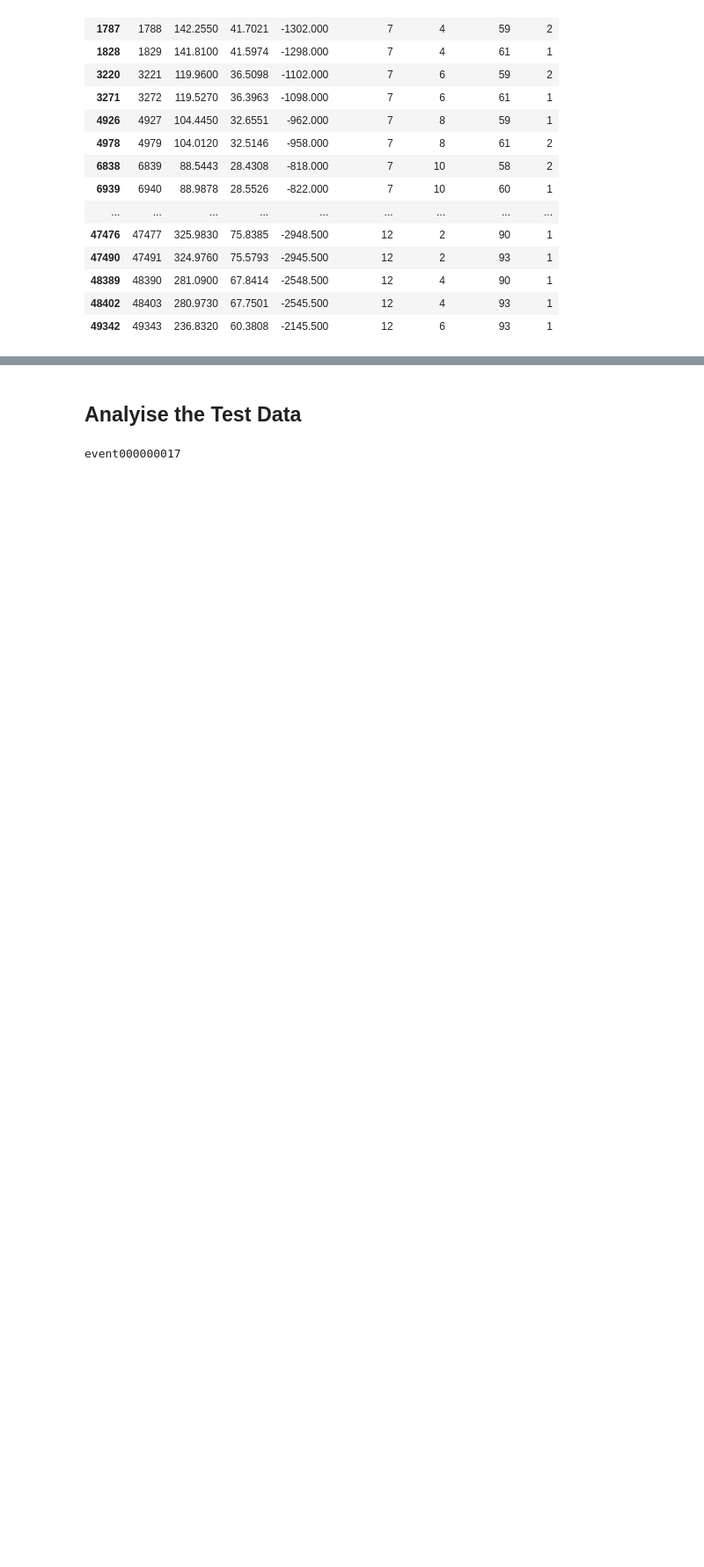
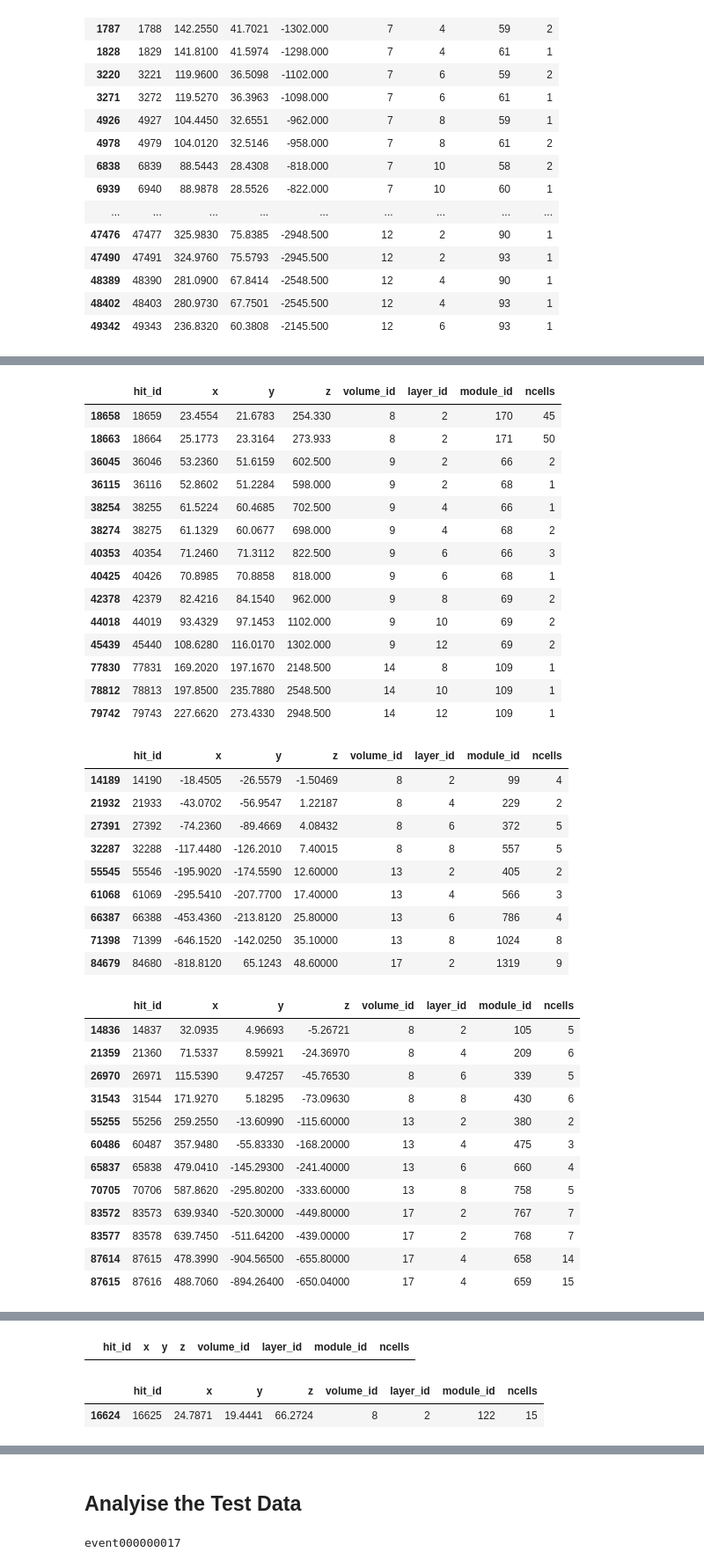
Before and after one commit to Ashmit0/TrackML-Particle-Tracking, a Jupyter notebook: Notebooks/EDA.ipynb, the cells around one changed output, grey strips where cells are left out. Shown at 88% size. Cells and saved outputs as stored; diff of their text form; code cells hidden in the pictures; blank space fills up the shorter version.

```diff
--- a/Notebooks/EDA.ipynb
+++ b/Notebooks/EDA.ipynb
@@ -529,0 +526,50 @@ plt.show()
+# %%
+# analyise the trajectories of 50 random particles :
+num_particles = 50
+particlesIds = random.sample( range(particles.shape[0]) , num_particles )
+
+for particleId in particles.particle_id[particlesIds] :
+    # find all the hitId's that this particle is associated to :
+    particle_hits = truth.loc[truth.particle_id == particleId].hit_id.to_list()
+    # get the trajeectory by reading the hits :
+    particle_traj  = hits.loc[hits.hit_id.isin(particle_hits)]
+    display( particle_traj )
+# %% [output]
+|  | hit_id | x | y | z | volume_id | layer_id | module_id | ncells |
+| 18658 | 18659 | 23.4554 | 21.6783 | 254.330 | 8 | 2 | 170 | 45 |
+| 18663 | 18664 | 25.1773 | 23.3164 | 273.933 | 8 | 2 | 171 | 50 |
+| 36045 | 36046 | 53.2360 | 51.6159 | 602.500 | 9 | 2 | 66 | 2 |
+| 36115 | 36116 | 52.8602 | 51.2284 | 598.000 | 9 | 2 | 68 | 1 |
+| 38254 | 38255 | 61.5224 | 60.4685 | 702.500 | 9 | 4 | 66 | 1 |
+| 38274 | 38275 | 61.1329 | 60.0677 | 698.000 | 9 | 4 | 68 | 2 |
+| 40353 | 40354 | 71.2460 | 71.3112 | 822.500 | 9 | 6 | 66 | 3 |
+| 40425 | 40426 | 70.8985 | 70.8858 | 818.000 | 9 | 6 | 68 | 1 |
+| 42378 | 42379 | 82.4216 | 84.1540 | 962.000 | 9 | 8 | 69 | 2 |
+| 44018 | 44019 | 93.4329 | 97.1453 | 1102.000 | 9 | 10 | 69 | 2 |
+| 45439 | 45440 | 108.6280 | 116.0170 | 1302.000 | 9 | 12 | 69 | 2 |
+| 77830 | 77831 | 169.2020 | 197.1670 | 2148.500 | 14 | 8 | 109 | 1 |
+| 78812 | 78813 | 197.8500 | 235.7880 | 2548.500 | 14 | 10 | 109 | 1 |
+| 79742 | 79743 | 227.6620 | 273.4330 | 2948.500 | 14 | 12 | 109 | 1 |
+|  | hit_id | x | y | z | volume_id | layer_id | module_id | ncells |
+| 14189 | 14190 | -18.4505 | -26.5579 | -1.50469 | 8 | 2 | 99 | 4 |
+| 21932 | 21933 | -43.0702 | -56.9547 | 1.22187 | 8 | 4 | 229 | 2 |
+| 27391 | 27392 | -74.2360 | -89.4669 | 4.08432 | 8 | 6 | 372 | 5 |
+| 32287 | 32288 | -117.4480 | -126.2010 | 7.40015 | 8 | 8 | 557 | 5 |
+| 55545 | 55546 | -195.9020 | -174.5590 | 12.60000 | 13 | 2 | 405 | 2 |
+| 61068 | 61069 | -295.5410 | -207.7700 | 17.40000 | 13 | 4 | 566 | 3 |
+| 66387 | 66388 | -453.4360 | -213.8120 | 25.80000 | 13 | 6 | 786 | 4 |
+| 71398 | 71399 | -646.1520 | -142.0250 | 35.10000 | 13 | 8 | 1024 | 8 |
+| 84679 | 84680 | -818.8120 | 65.1243 | 48.60000 | 17 | 2 | 1319 | 9 |
+|  | hit_id | x | y | z | volume_id | layer_id | module_id | ncells |
+| 14836 | 14837 | 32.0935 | 4.96693 | -5.26721 | 8 | 2 | 105 | 5 |
+| 21359 | 21360 | 71.5337 | 8.59921 | -24.36970 | 8 | 4 | 209 | 6 |
+| 26970 | 26971 | 115.5390 | 9.47257 | -45.76530 | 8 | 6 | 339 | 5 |
+| 31543 | 31544 | 171.9270 | 5.18295 | -73.09630 | 8 | 8 | 430 | 6 |
+| 55255 | 55256 | 259.2550 | -13.60990 | -115.60000 | 13 | 2 | 380 | 2 |
+| 60486 | 60487 | 357.9480 | -55.83330 | -168.20000 | 13 | 4 | 475 | 3 |
+| 65837 | 65838 | 479.0410 | -145.29300 | -241.40000 | 13 | 6 | 660 | 4 |
+| 70705 | 70706 | 587.8620 | -295.80200 | -333.60000 | 13 | 8 | 758 | 5 |
+| 83572 | 83573 | 639.9340 | -520.30000 | -449.80000 | 17 | 2 | 767 | 7 |
+| 83577 | 83578 | 639.7450 | -511.64200 | -439.00000 | 17 | 2 | 768 | 7 |
+| 87614 | 87615 | 478.3990 | -904.56500 | -655.80000 | 17 | 4 | 658 | 14 |
+| 87615 | 87616 | 488.7060 | -894.26400 | -650.04000 | 17 | 4 | 659 | 15 |
@@ -529,0 +616,3 @@ plt.show()
+|  | hit_id | x | y | z | volume_id | layer_id | module_id | ncells |
+|  | hit_id | x | y | z | volume_id | layer_id | module_id | ncells |
+| 16624 | 16625 | 24.7871 | 19.4441 | 66.2724 | 8 | 2 | 122 | 15 |
```
Also changed, not shown: parts of 8 cells of this notebook.
